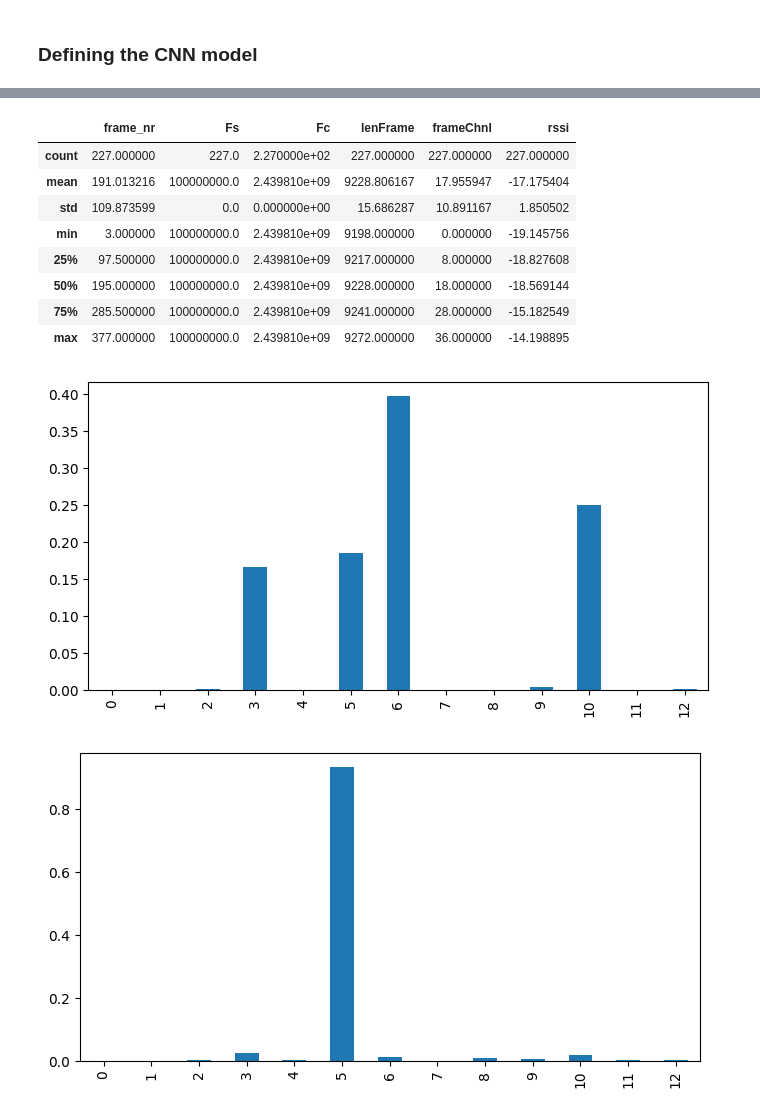
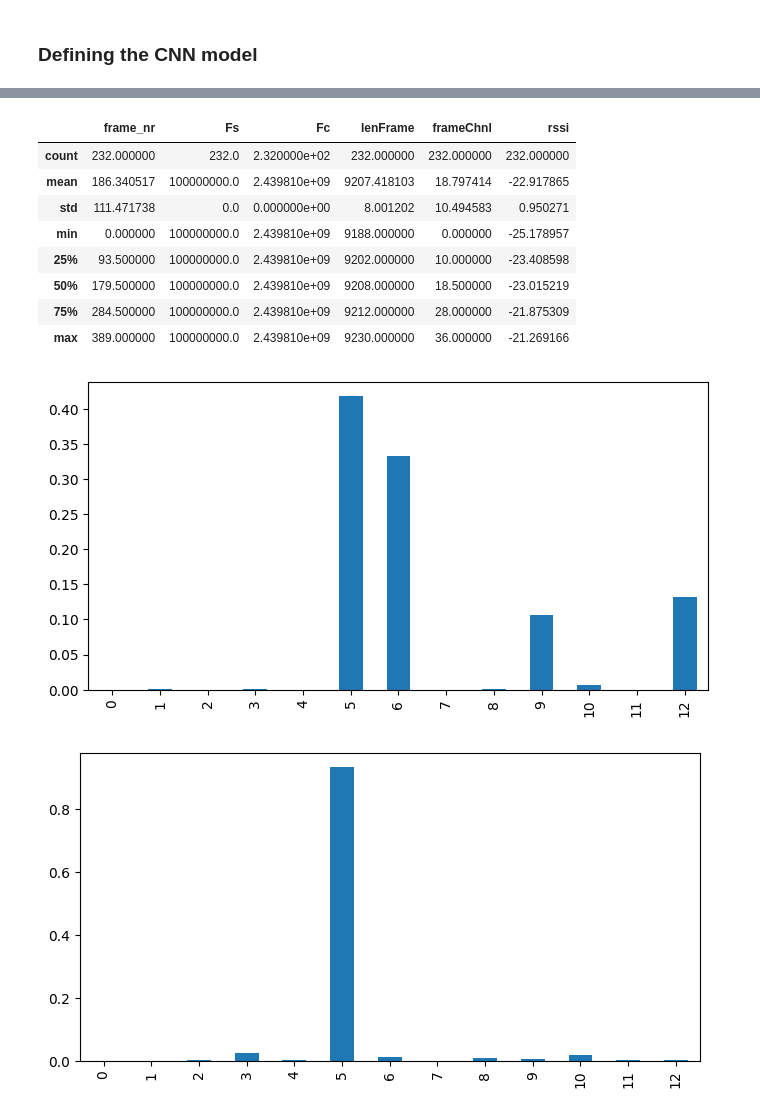
Before and after one commit to mkashani-phd/BLEWBAN_Dataset, a Jupyter notebook: Examples/CNN.ipynb, the cells around one changed output, grey strips where cells are left out. Cells and saved outputs as stored; diff of their text form; code cells hidden in the pictures.

```diff
--- a/Examples/CNN.ipynb
+++ b/Examples/CNN.ipynb
@@ -233,32 +235,32 @@ plt.show()
 # %%
-dfTest = query(BLE['offBody'], {'pos':'3','antenna':'1', 'dvc':'3','SDR':'1'})
+dfTest = query(BLE['offBody'], {'pos':'7','antenna':'1', 'dvc':'3','SDR':'1'})
 # min_length = df['frame'].apply(len).min()
 dfTest.describe()
 # %% [output]
 |  | frame_nr | Fs | Fc | lenFrame | frameChnl | rssi |
-| count | 227.000000 | 227.0 | 2.270000e+02 | 227.000000 | 227.000000 | 227.000000 |
-| mean | 191.013216 | 100000000.0 | 2.439810e+09 | 9228.806167 | 17.955947 | -17.175404 |
-| std | 109.873599 | 0.0 | 0.000000e+00 | 15.686287 | 10.891167 | 1.850502 |
-| min | 3.000000 | 100000000.0 | 2.439810e+09 | 9198.000000 | 0.000000 | -19.145756 |
-| 25% | 97.500000 | 100000000.0 | 2.439810e+09 | 9217.000000 | 8.000000 | -18.827608 |
-| 50% | 195.000000 | 100000000.0 | 2.439810e+09 | 9228.000000 | 18.000000 | -18.569144 |
-| 75% | 285.500000 | 100000000.0 | 2.439810e+09 | 9241.000000 | 28.000000 | -15.182549 |
-| max | 377.000000 | 100000000.0 | 2.439810e+09 | 9272.000000 | 36.000000 | -14.198895 |
+| count | 232.000000 | 232.0 | 2.320000e+02 | 232.000000 | 232.000000 | 232.000000 |
+| mean | 186.340517 | 100000000.0 | 2.439810e+09 | 9207.418103 | 18.797414 | -22.917865 |
+| std | 111.471738 | 0.0 | 0.000000e+00 | 8.001202 | 10.494583 | 0.950271 |
+| min | 0.000000 | 100000000.0 | 2.439810e+09 | 9188.000000 | 0.000000 | -25.178957 |
+| 25% | 93.500000 | 100000000.0 | 2.439810e+09 | 9202.000000 | 10.000000 | -23.408598 |
+| 50% | 179.500000 | 100000000.0 | 2.439810e+09 | 9208.000000 | 18.500000 | -23.015219 |
+| 75% | 284.500000 | 100000000.0 | 2.439810e+09 | 9212.000000 | 28.000000 | -21.875309 |
+| max | 389.000000 | 100000000.0 | 2.439810e+09 | 9230.000000 | 36.000000 | -21.269166 |
 # %%
 dfTest['frame'] = dfTest['frame'].apply(lambda x: x[:2000])
 dfTest['data'] = iq.apply(methods = methods, frame = dfTest)
 dfTest['normalized_input_feature'] = dfTest['data'].apply(lambda x: normalized(x))
 
-testOffBody = tf.convert_to_tensor(dfTest['normalized_input_feature'].tolist())
+testOffBody = tf.convert_to_tensor(dfTest['normalized_input_feature'][5:6].tolist())
 
 z = model(testOffBody)
 zz = pd.DataFrame(np.array(z))
 
 plt.figure(figsize=(8, 4))  # Adjust the size as needed
 zz.mean(axis=0).plot(kind='bar')
 plt.show()
 # %% [output]
-[figure, old version]
+[figure, new version]
 # %%
 df5  = df[df['dvc'] == '5']['frame'].apply(lambda x: x[:2000])
 df5['data'] = iq.apply(methods = methods, frame = df5)
```
Also changed, not shown: parts of 3 cells of this notebook, 3 other files.
